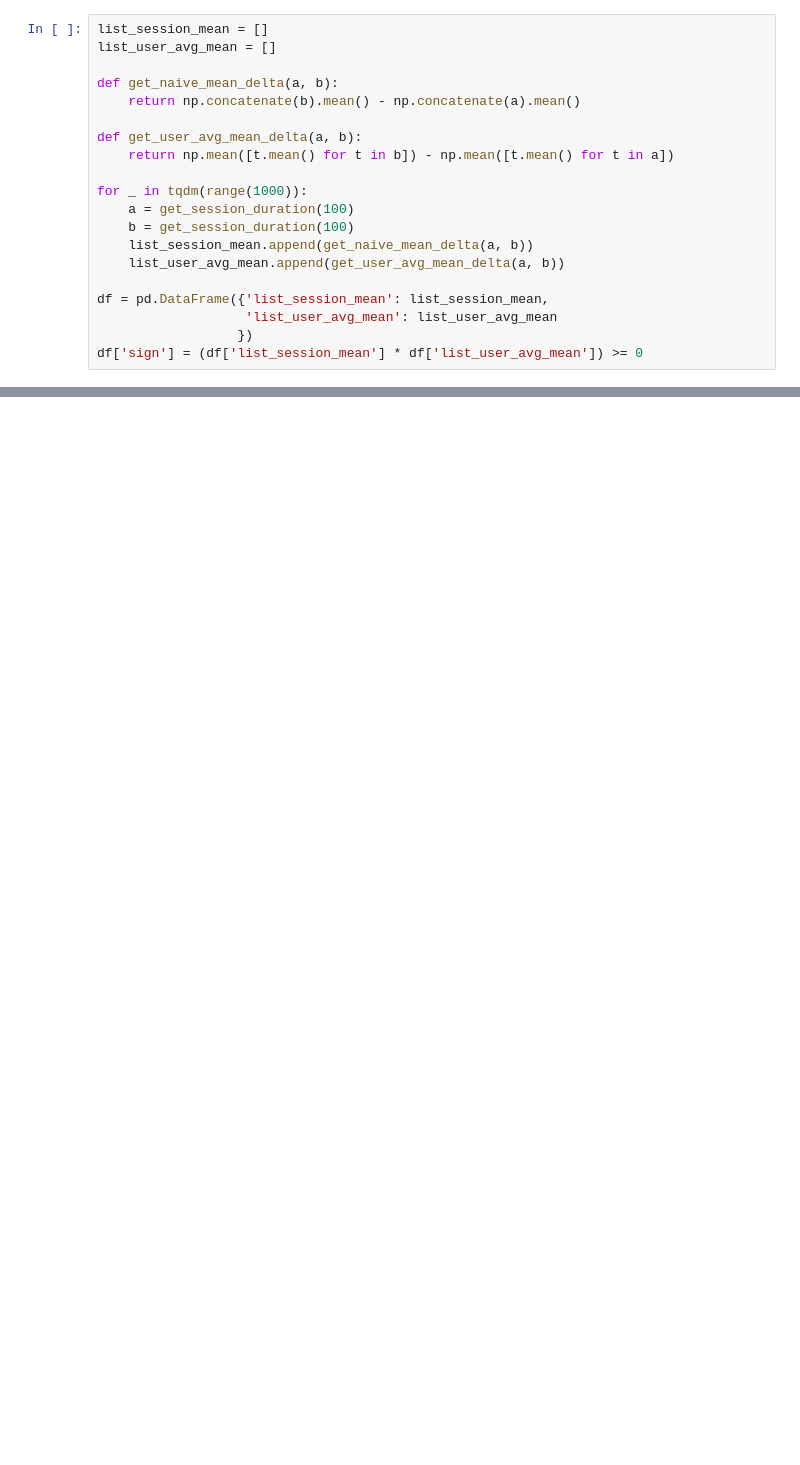
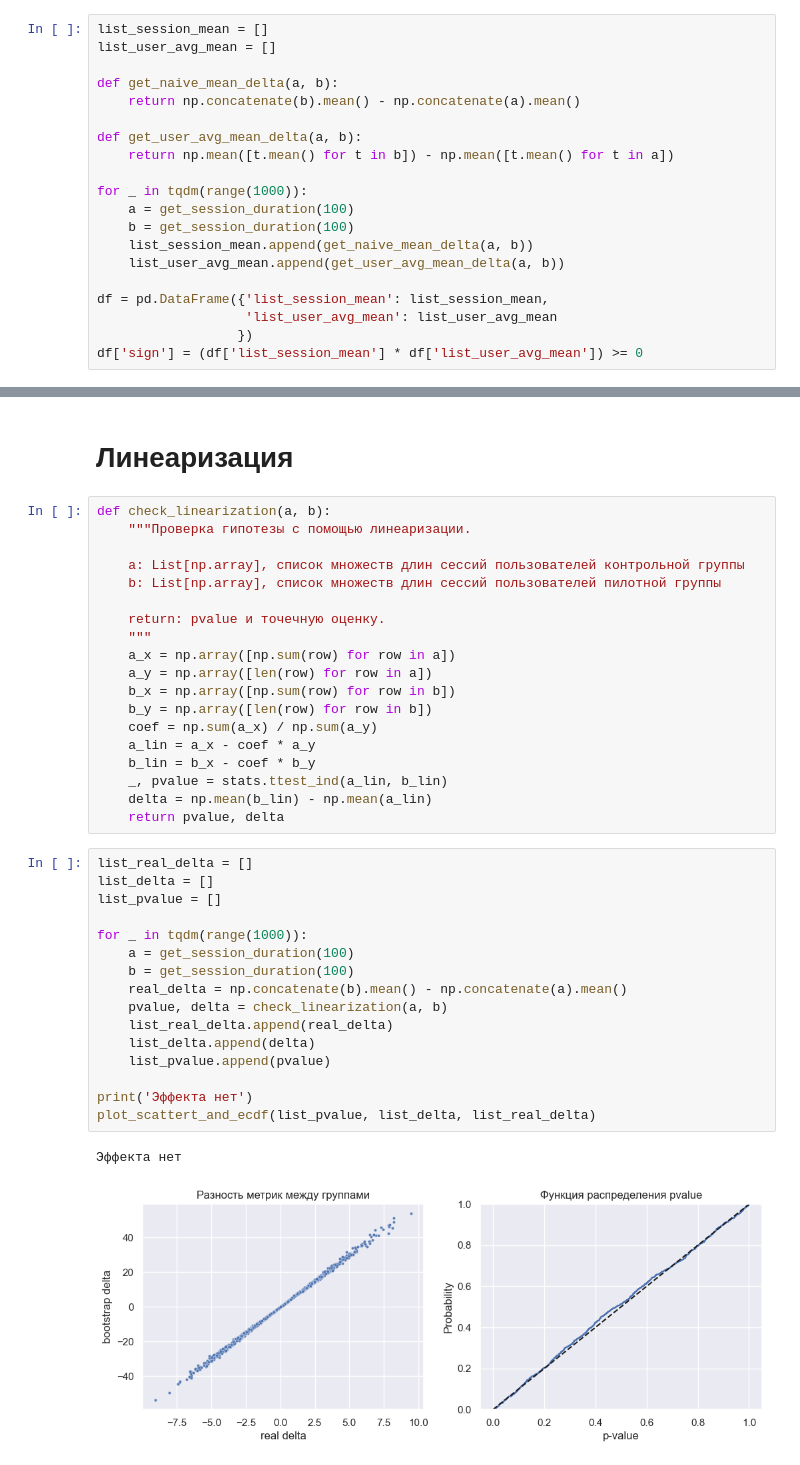
Before and after one commit to ShashlovAI/stat, a Jupyter notebook: AB/ratio_metrics.ipynb, the cells around one changed output, grey strips where cells are left out. Saved outputs shown, nothing was run; the diff lists cells and outputs as text; blank space fills up the shorter version.

```diff
--- a/AB/ratio_metrics.ipynb
+++ b/AB/ratio_metrics.ipynb
@@ -77,0 +150,40 @@ plt.show()
+# %% [markdown]
+# Линеаризация
+# %%
+def check_linearization(a, b):
+    """Проверка гипотезы с помощью линеаризации.
+
+    a: List[np.array], список множеств длин сессий пользователей контрольной группы
+    b: List[np.array], список множеств длин сессий пользователей пилотной группы
+
+    return: pvalue и точечную оценку.
+    """
+    a_x = np.array([np.sum(row) for row in a])
+    a_y = np.array([len(row) for row in a])
+    b_x = np.array([np.sum(row) for row in b])
+    b_y = np.array([len(row) for row in b])
+    coef = np.sum(a_x) / np.sum(a_y)
+    a_lin = a_x - coef * a_y
+    b_lin = b_x - coef * b_y
+    _, pvalue = stats.ttest_ind(a_lin, b_lin)
+    delta = np.mean(b_lin) - np.mean(a_lin)
+    return pvalue, delta
+# %%
+list_real_delta = []
+list_delta = []
+list_pvalue = []
+
+for _ in tqdm(range(1000)):
+    a = get_session_duration(100)
+    b = get_session_duration(100)
+    real_delta = np.concatenate(b).mean() - np.concatenate(a).mean()
+    pvalue, delta = check_linearization(a, b)
+    list_real_delta.append(real_delta)
+    list_delta.append(delta)
+    list_pvalue.append(pvalue)
+
+print('Эффекта нет')
+plot_scattert_and_ecdf(list_pvalue, list_delta, list_real_delta)
+# %% [output]
+Эффекта нет
+[figure, added]
```
Also changed, not shown: parts of 8 cells of this notebook.
